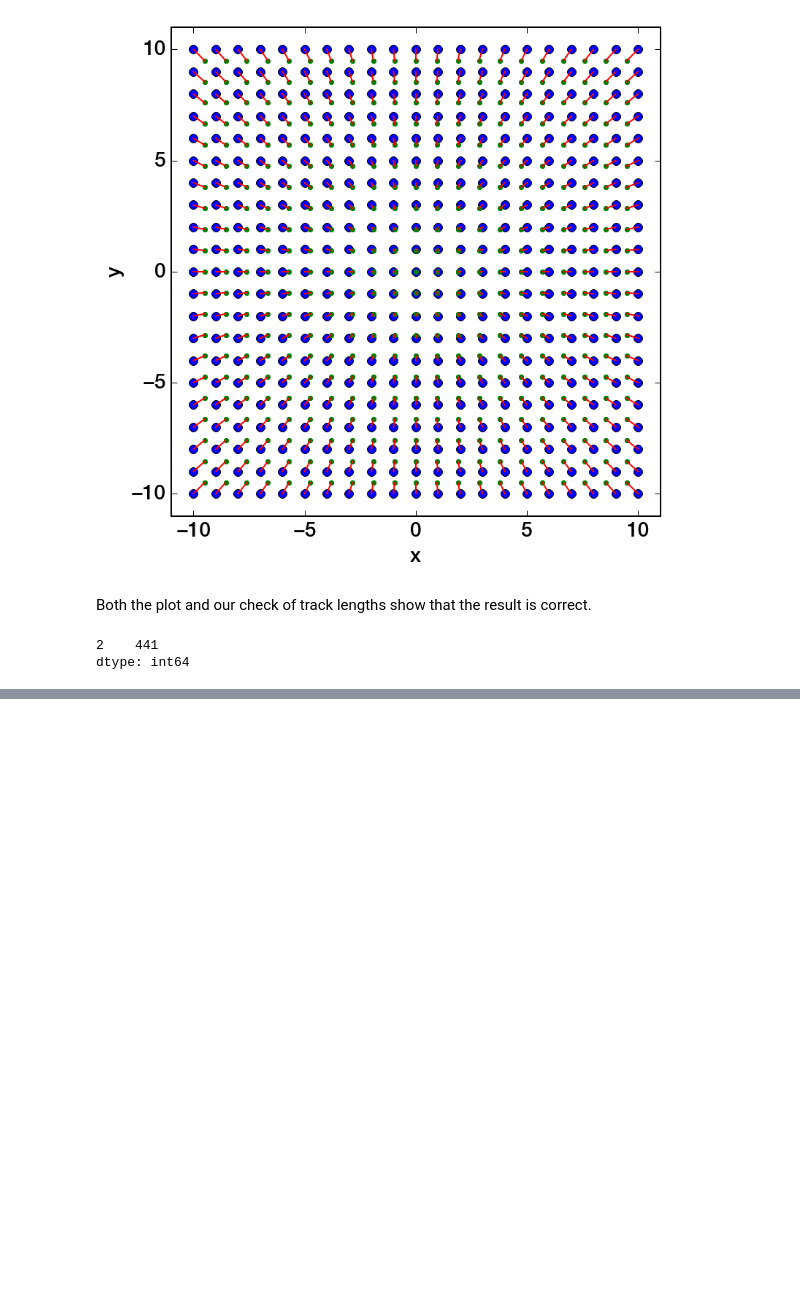
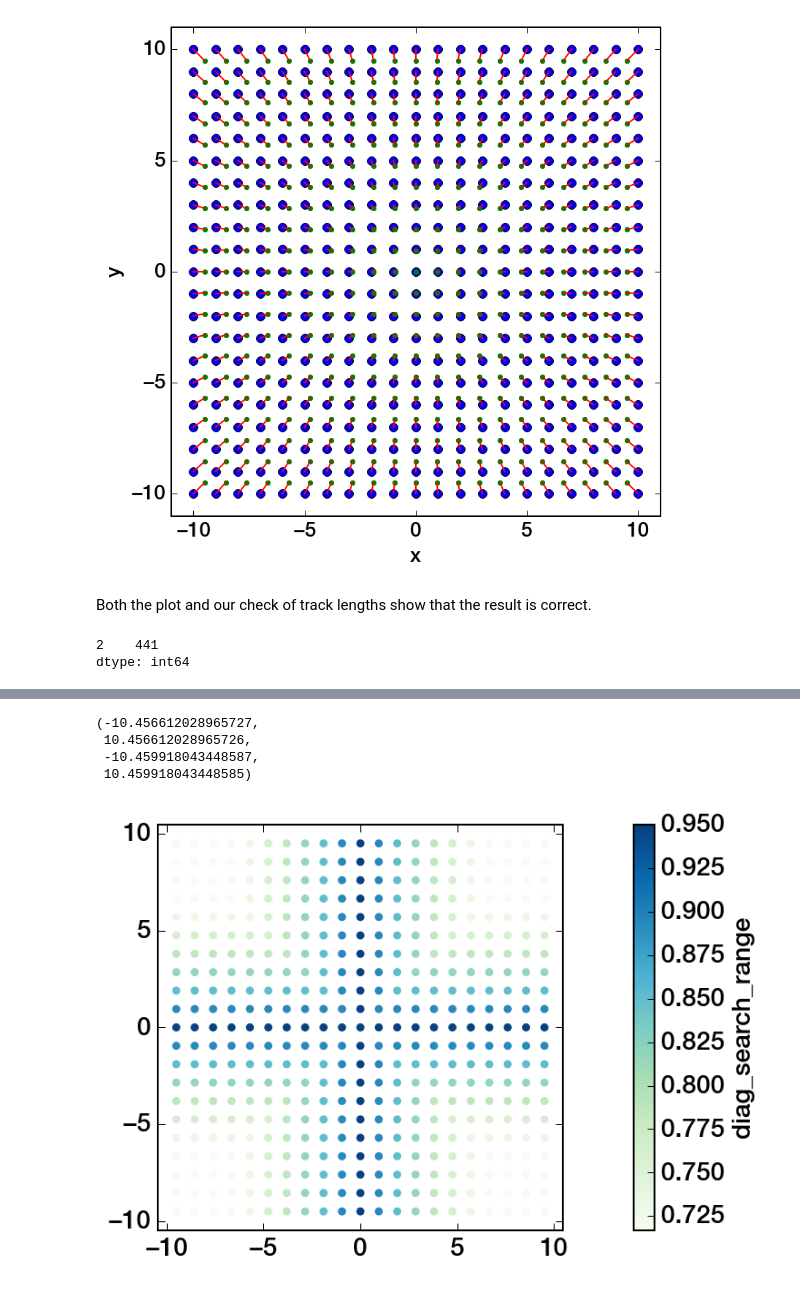
Before and after one commit to soft-matter/trackpy-examples, a Jupyter notebook: notebooks/adaptive-search.ipynb, the cells around one changed output, grey strips where cells are left out. Saved outputs shown, nothing was run; the diff lists cells and outputs as text; code cells hidden in the pictures; blank space fills up the shorter version.

```diff
--- a/notebooks/adaptive-search.ipynb
+++ b/notebooks/adaptive-search.ipynb
@@ -168,6 +209,6 @@ This result indicates that there are 441 tracks that last for 2 frames, and no t
 Since we know this movie is tricky, we choose a very fine `adaptive_step` — just 1% per iteration. But we can choose an irresponsibly large `search_range` of 0.95 — almost the spacing between particles!
 # %%
 %%time
-tracks_adaptive = trackpy.link_df(cg, 0.95, adaptive_step=0.99, adaptive_limit=50)
+tracks_adaptive = trackpy.link_df(cg, 0.95, adaptive_step=0.99, adaptive_limit=50, diagnostics=True)
 # %% [output]
 Frame 1: 441 trajectories present
@@ -189,0 +235,11 @@ dtype: int64
+# %%
+scatter(tracks_adaptive.x, tracks_adaptive.y, c=tracks_adaptive.diag_search_range.astype(float),
+        s=20, linewidth=0, cmap=plt.cm.GnBu)
+colorbar(label='diag_search_range')
+axis('image')
+# %% [output]
+(-10.456612028965727,
+ 10.456612028965726,
+ -10.459918043448587,
+ 10.459918043448585)
+[figure, added]
```
Also changed, not shown: parts of 18 cells of this notebook.
